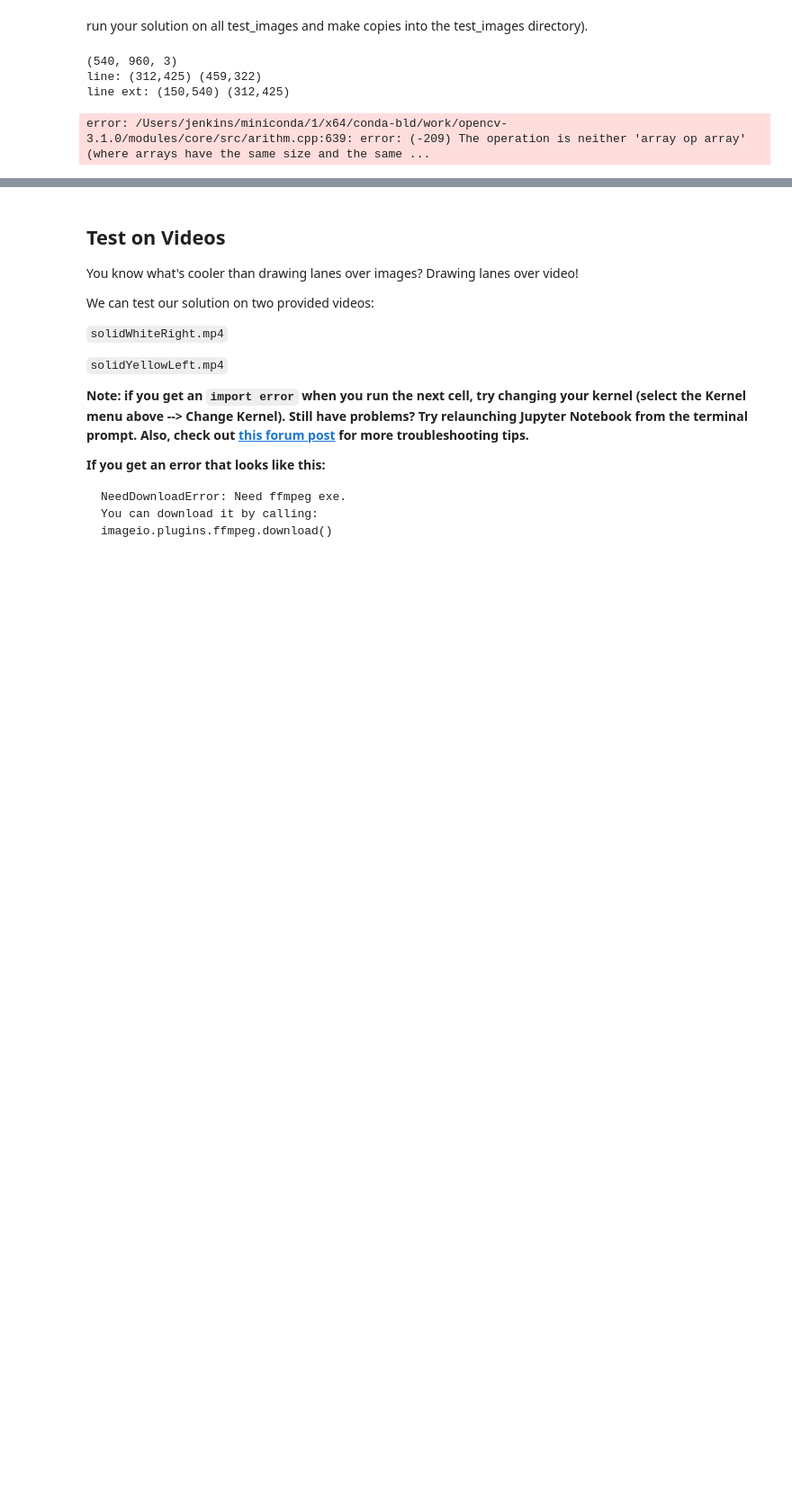
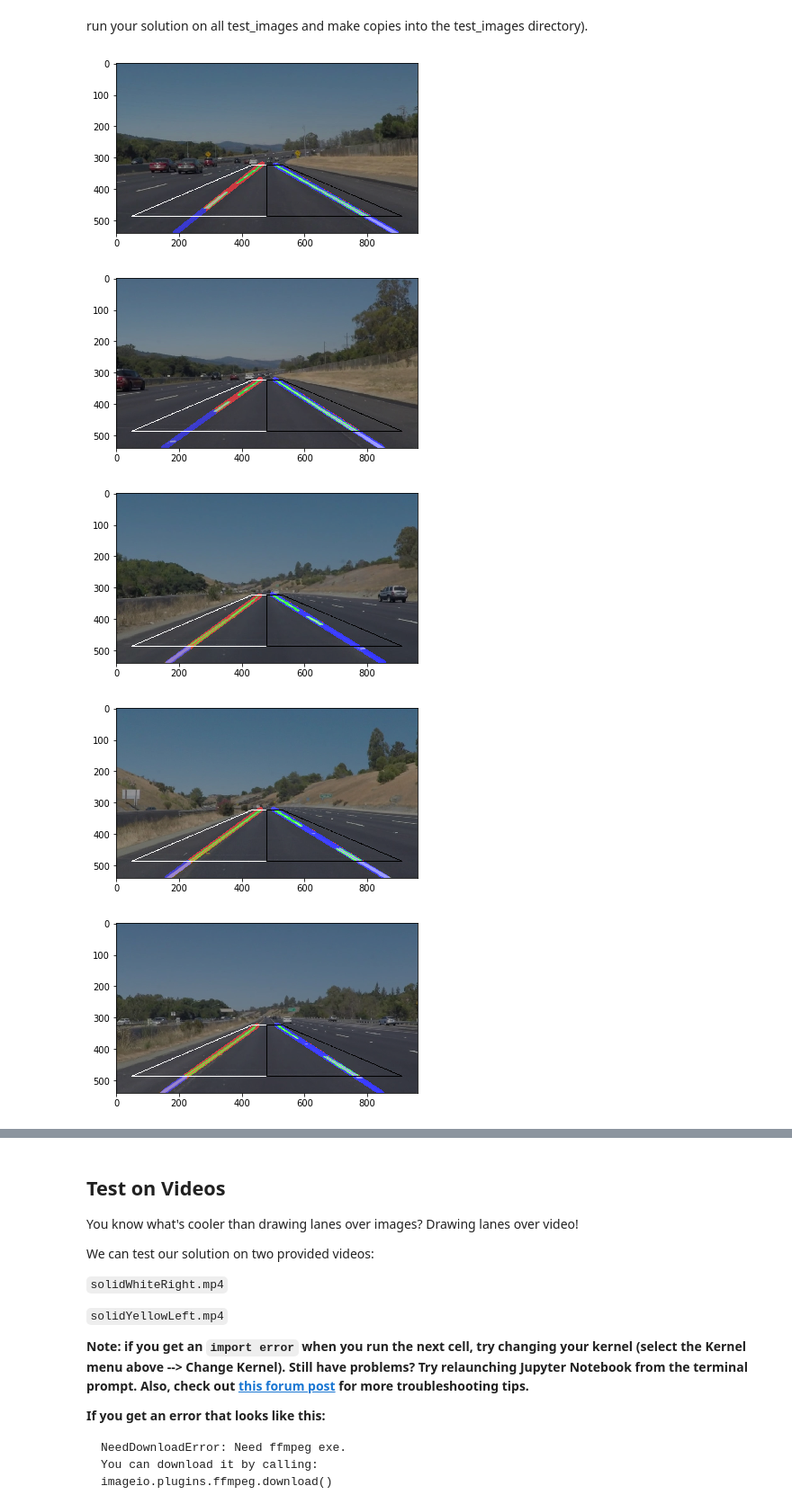
Before and after one commit to adieuadieu/educathingamajigs, a Jupyter notebook: udacity/carnd/p1-lane-lines/P1.ipynb, the cells around one changed output, grey strips where cells are left out. Shown: that part at 90% size. Cells and saved outputs as stored; diff of their text form; code cells hidden in the pictures; blank space fills up the shorter version.

```diff
--- a/udacity/carnd/p1-lane-lines/P1.ipynb
+++ b/udacity/carnd/p1-lane-lines/P1.ipynb
@@ -142,7 +142,7 @@ def hough_lines(img, rho, theta, threshold, min_line_len, max_line_gap):
     lines = cv2.HoughLinesP(img, rho, theta, threshold, np.array([]), minLineLength=min_line_len, maxLineGap=max_line_gap)
     line_img = np.zeros((img.shape[0], img.shape[1], 3), dtype=np.uint8)
 
-    if (lines != None):
+    if (lines is not None):
         draw_extrapolated_lines(line_img, lines)
 
         if (DEBUG):
@@ -213,7 +213,7 @@ def load_image(image_file):
 
 
 def save_image(image, name):
-    mpimg.imsave('test_images/processed-' + name, image)
+    mpimg.imsave('processed-images/' + name, image)
 
 
 def go_go_gadget(original_image):
@@ -244,11 +244,10 @@ def go_go_gadget(original_image):
     image = gaussian_blur(image, GAUSSIAN_KERNEL_SIZE)
     image = canny(image, CANNY_LOW_THRESHOLD, CANNY_HIGH_THRESHOLD)
 
-
     left_image = region_of_interest(image, left_vertices)
     left_image = hough_lines(left_image, HOUGH_RHO, HOUGH_THETA, HOUGH_THRESHOLD, HOUGH_MIN_LINE_LENGTH, HOUGH_MAX_LINE_GAP)
     left_image = weighted_img(left_image, original_image)
-    #image = left_image
+
     right_image = region_of_interest(image, right_vertices)
     right_image = hough_lines(right_image, HOUGH_RHO, HOUGH_THETA, HOUGH_THRESHOLD, HOUGH_MIN_LINE_LENGTH, HOUGH_MAX_LINE_GAP)
     image = weighted_img(right_image, left_image)
@@ -276,38 +275,38 @@ def draw_extrapolated_lines(image, lines, color=[255, 0, 0], thickness=15):
     y_coefficients = np.polyfit(y_array, x_array, 1)
 
     fy = np.poly1d(x_coefficients)
     fx = np.poly1d(y_coefficients)
 
     x1 = int(min(x_array))
     y1 = int(fy(min(x_array)))
 
     x2 = int(max(x_array))
     y2 = int(fy(max(x_array)))
 
     bottom_x1 = int(fx(height))
     bottom_y1 = height
     bottom_x2 = x1
     bottom_y2 = y1
 
-    if (True | LOGGING):
+    if (LOGGING):
         print(shape)
         print("line: ({},{}) ({},{})".format(x1, y1, x2, y2))
         print("line ext: ({},{}) ({},{})".format(bottom_x1, bottom_y1, bottom_x2, bottom_y2))
 
     cv2.line(image,(x1, y1),(x2, y2), color, thickness)
 
     cv2.line(image,(bottom_x1, bottom_y1),(bottom_x2, bottom_y2), BLUE, thickness)
 
-
 images = [load_image(image) for image in test_images]
-#images = [go_go_gadget(image) for image in images]
-images = [go_go_gadget(images[1])]
+images = [go_go_gadget(image) for image in images]
+#images = [go_go_gadget(images[1])]
 
 [save_image(image, name) for image, name in zip(images, test_images)]
 
 show(images)
 # %% [output]
-(540, 960, 3)
-line: (312,425) (459,322)
-line ext: (150,540) (312,425)
-error: /Users/jenkins/miniconda/1/x64/conda-bld/work/opencv-3.1.0/modules/core/src/arithm.cpp:639: error: (-209) The operation is neither 'array op array' (where arrays have the same size and the same ...
+[figure, added]
+[figure, added]
+[figure, added]
+[figure, added]
+[figure, added]
```
Also changed, not shown: parts of 5 cells of this notebook, 15 other files.
